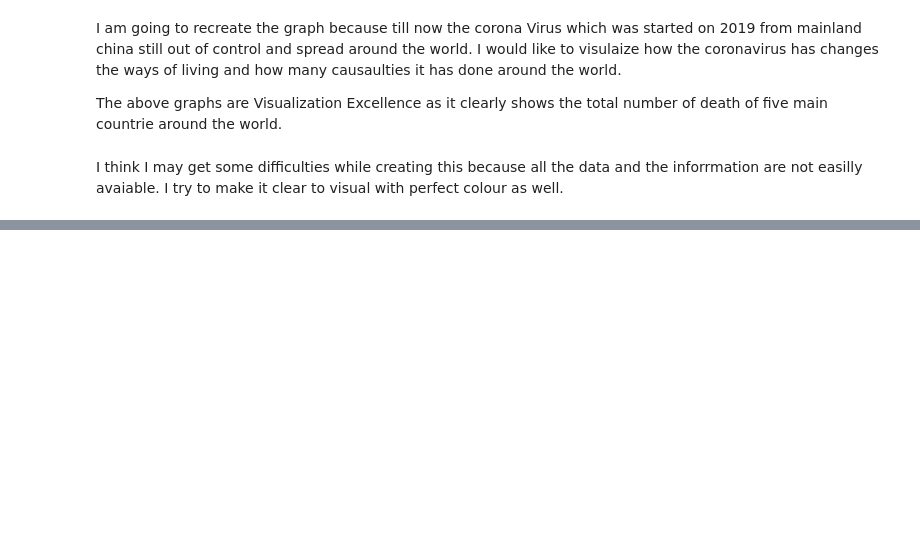
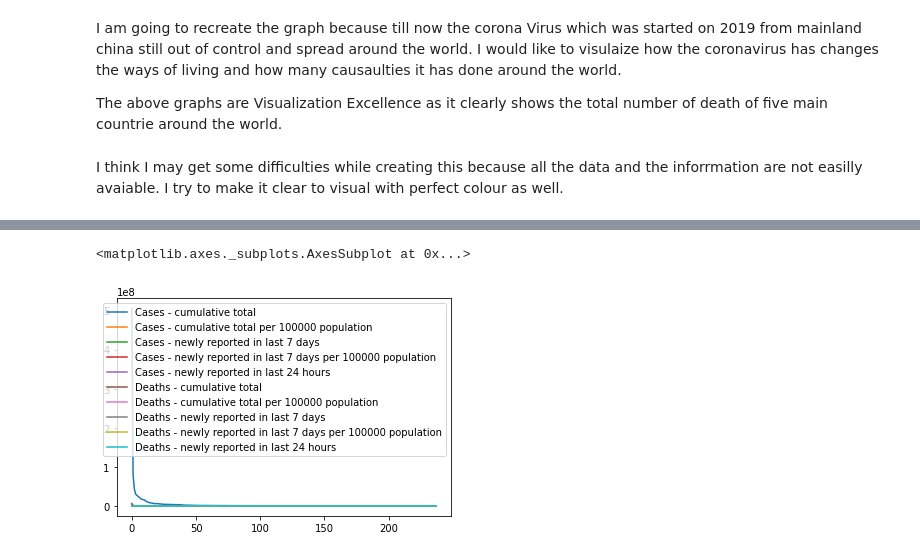
Before and after one commit to a3hok/Data-Visualization-spring-2022, a Jupyter notebook: Recreating the Master.ipynb, the cells around one changed output, grey strips where cells are left out. Drawn from its saved outputs; the diff is of its cells as text; code cells hidden in the pictures; blank space fills up the shorter version.

```diff
--- a/Recreating the Master.ipynb
+++ b/Recreating the Master.ipynb
@@ -34,0 +67,5 @@ I think I may get some difficulties while creating this because all the data and
+# %%
+df.plot()
+# %% [output]
+<matplotlib.axes._subplots.AxesSubplot at 0x...>
+[figure, added]
```
Also changed, not shown: parts of 4 cells of this notebook.
